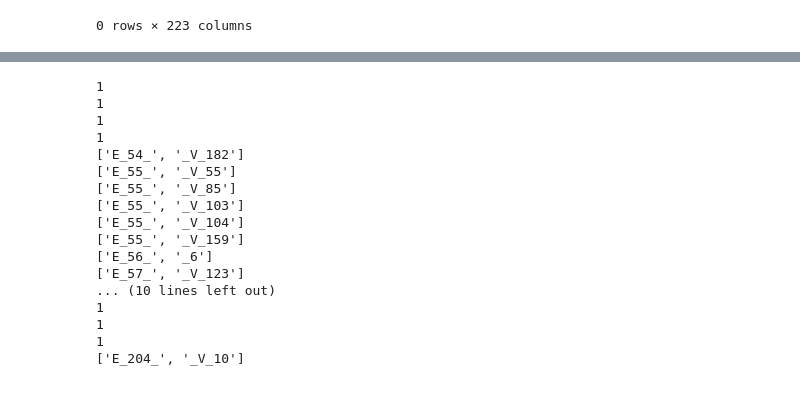
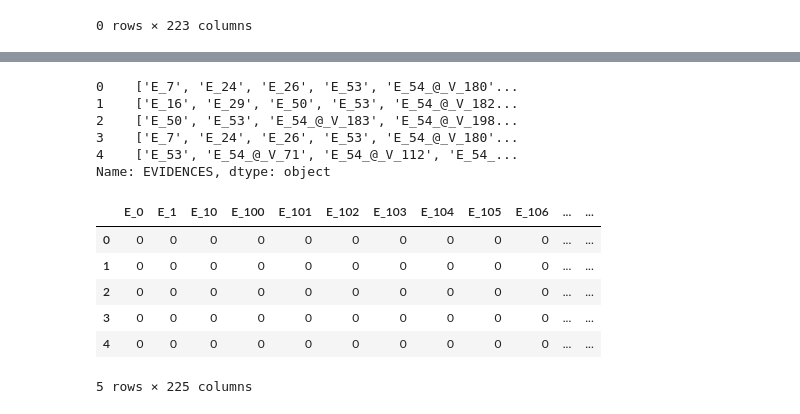
Before and after one commit to antil-samarth/Disease-prediction, a Jupyter notebook: head.ipynb, the cells around one changed output, grey strips where cells are left out. Cells and saved outputs as stored; diff of their text form; code cells hidden in the pictures.

```diff
--- a/head.ipynb
+++ b/head.ipynb
@@ -317,5 +413,3 @@ b
 # %%
-for i in range(len(b)):
-    b[i] = b[i].replace("'", "")
-
-b
+for i in range(len(evi)):
+    evi[i] = evi[i][1:-1].split(', ')
@@ -340,24 +416,31 @@ b
-# %%
-for i in b:
-    if i in symptom_questions_list:
-        print(1)
-    else:
-        print(i.split("@"))
-# %% [output]
-1
-1
-1
-1
-['E_54_', '_V_182']
-['E_55_', '_V_55']
-['E_55_', '_V_85']
-['E_55_', '_V_103']
-['E_55_', '_V_104']
-['E_55_', '_V_159']
-['E_56_', '_6']
-['E_57_', '_V_123']
-... (10 lines left out)
-1
-1
-1
-['E_204_', '_V_10']
+# %%
+evi.head()
+# %% [output]
+0    ['E_7', 'E_24', 'E_26', 'E_53', 'E_54_@_V_180'...
+1    ['E_16', 'E_29', 'E_50', 'E_53', 'E_54_@_V_182...
+2    ['E_50', 'E_53', 'E_54_@_V_183', 'E_54_@_V_198...
+3    ['E_7', 'E_24', 'E_26', 'E_53', 'E_54_@_V_180'...
+4    ['E_53', 'E_54_@_V_71', 'E_54_@_V_112', 'E_54_...
+Name: EVIDENCES, dtype: object
+# %%
+for i in range(len(evi)):
+    for j in range(len(evi[i])):
+        #print(i, j, evi[i][j])
+        evi[i][j] = evi[i][j].replace("'", '')
+        #print(evi[i][j], type(evi[i][j]))
+
+        if evi[i][j] not in symptom_questions_list:
+            if evi[i][j].split('_@_')[1] not in null_response:
+                trial.loc[i, evi[i][j].split('_@_')[0]] = 1
+        else:
+            trial.loc[i, evi[i][j]] = 1
+# %%
+trial.head()
+# %% [output]
+|  | E_0 | E_1 | E_10 | E_100 | E_101 | E_102 | E_103 | E_104 | E_105 | E_106 | ... | ... |
+| 0 | 0 | 0 | 0 | 0 | 0 | 0 | 0 | 0 | 0 | 0 | ... | ... |
+| 1 | 0 | 0 | 0 | 0 | 0 | 0 | 0 | 0 | 0 | 0 | ... | ... |
+| 2 | 0 | 0 | 0 | 0 | 0 | 0 | 0 | 0 | 0 | 0 | ... | ... |
+| 3 | 0 | 0 | 0 | 0 | 0 | 0 | 0 | 0 | 0 | 0 | ... | ... |
+| 4 | 0 | 0 | 0 | 0 | 0 | 0 | 0 | 0 | 0 | 0 | ... | ... |
+5 rows × 225 columns
```
Also changed, not shown: parts of 24 cells of this notebook, 2 other files.
